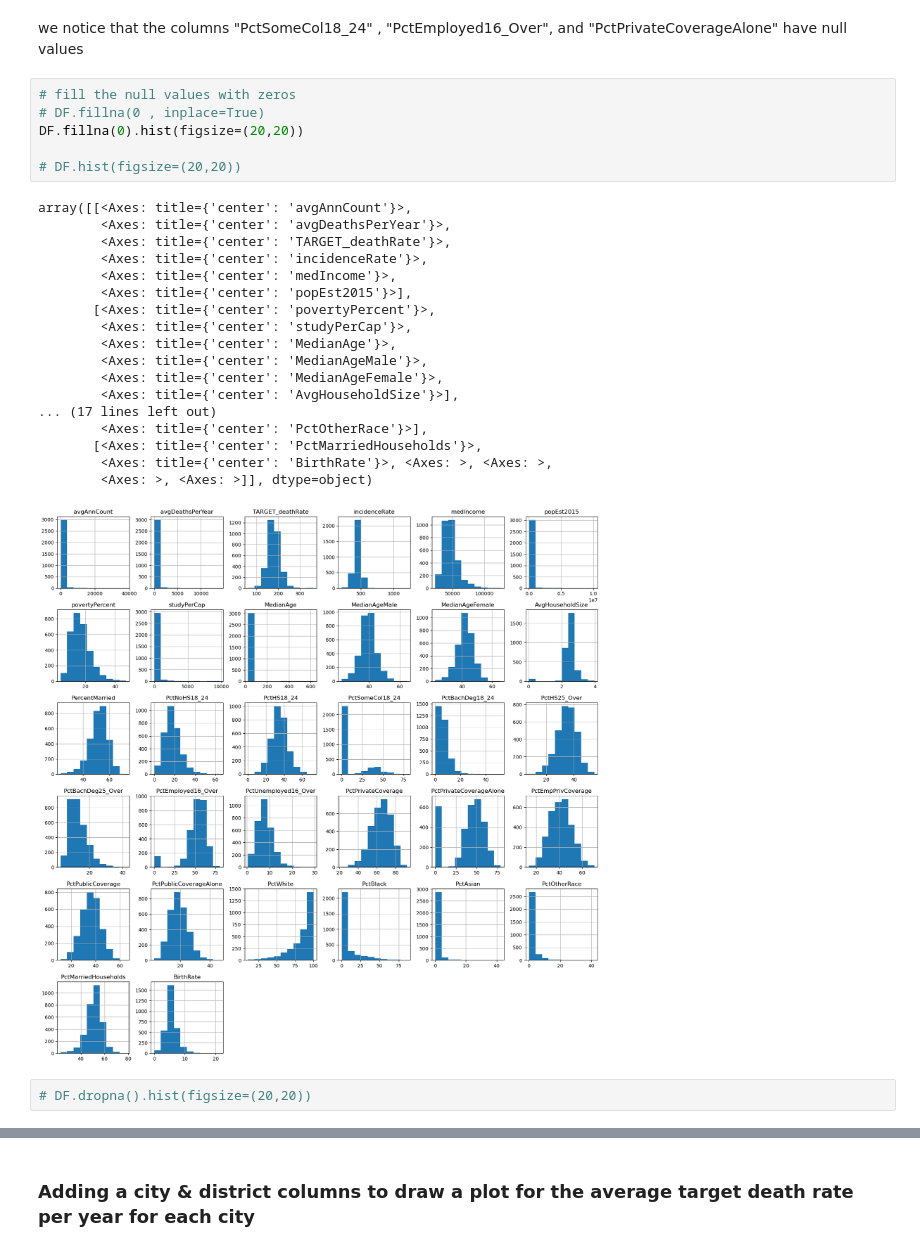
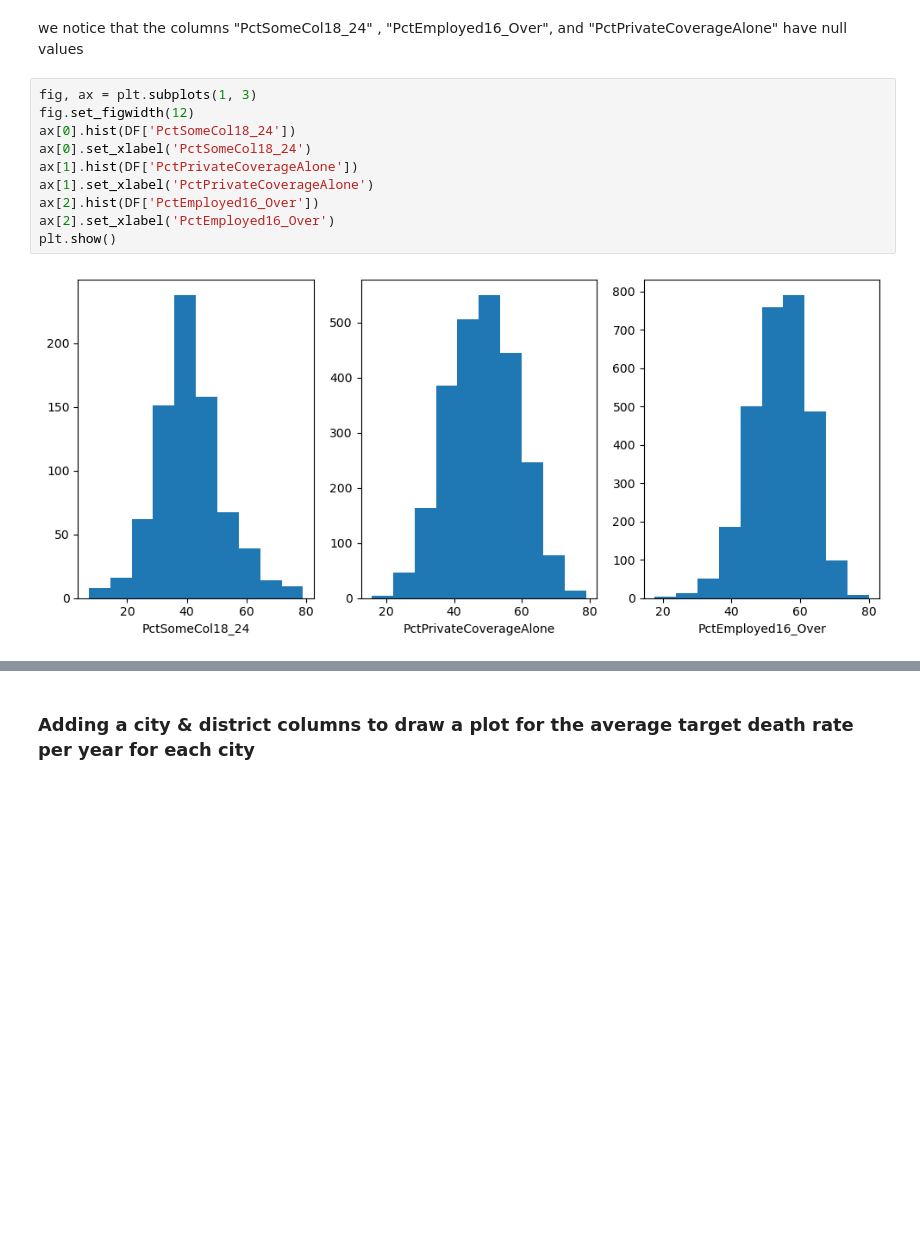
Before and after one commit to Medo072/Linear_Regression_cancer_model, a Jupyter notebook: Project.ipynb, the cells around one changed output, grey strips where cells are left out. Cells and saved outputs as stored; diff of their text form; blank space fills up the shorter version.

```diff
--- a/Project.ipynb
+++ b/Project.ipynb
@@ -102,30 +86,15 @@ BirthRate                  False
 dtype: bool
 # %% [markdown]
 we notice that the columns "PctSomeCol18_24" , "PctEmployed16_Over", and "PctPrivateCoverageAlone" have null values
-# %%
-# fill the null values with zeros
-# DF.fillna(0 , inplace=True)
-DF.fillna(0).hist(figsize=(20,20))
-
-# DF.hist(figsize=(20,20))
-# %% [output]
-array([[<Axes: title={'center': 'avgAnnCount'}>,
-        <Axes: title={'center': 'avgDeathsPerYear'}>,
-        <Axes: title={'center': 'TARGET_deathRate'}>,
-        <Axes: title={'center': 'incidenceRate'}>,
-        <Axes: title={'center': 'medIncome'}>,
-        <Axes: title={'center': 'popEst2015'}>],
-       [<Axes: title={'center': 'povertyPercent'}>,
-        <Axes: title={'center': 'studyPerCap'}>,
-        <Axes: title={'center': 'MedianAge'}>,
-        <Axes: title={'center': 'MedianAgeMale'}>,
-        <Axes: title={'center': 'MedianAgeFemale'}>,
-        <Axes: title={'center': 'AvgHouseholdSize'}>],
-... (17 lines left out)
-        <Axes: title={'center': 'PctOtherRace'}>],
-       [<Axes: title={'center': 'PctMarriedHouseholds'}>,
-        <Axes: title={'center': 'BirthRate'}>, <Axes: >, <Axes: >,
-        <Axes: >, <Axes: >]], dtype=object)
-[figure, removed]
-# %%
-# DF.dropna().hist(figsize=(20,20))
+# %%
+fig, ax = plt.subplots(1, 3)
+fig.set_figwidth(12)
+ax[0].hist(DF['PctSomeCol18_24'])
+ax[0].set_xlabel('PctSomeCol18_24')
+ax[1].hist(DF['PctPrivateCoverageAlone'])
+ax[1].set_xlabel('PctPrivateCoverageAlone')
+ax[2].hist(DF['PctEmployed16_Over'])
+ax[2].set_xlabel('PctEmployed16_Over')
+plt.show()
+# %% [output]
+[figure, added]
```
Also changed, not shown: parts of 25 cells of this notebook.
